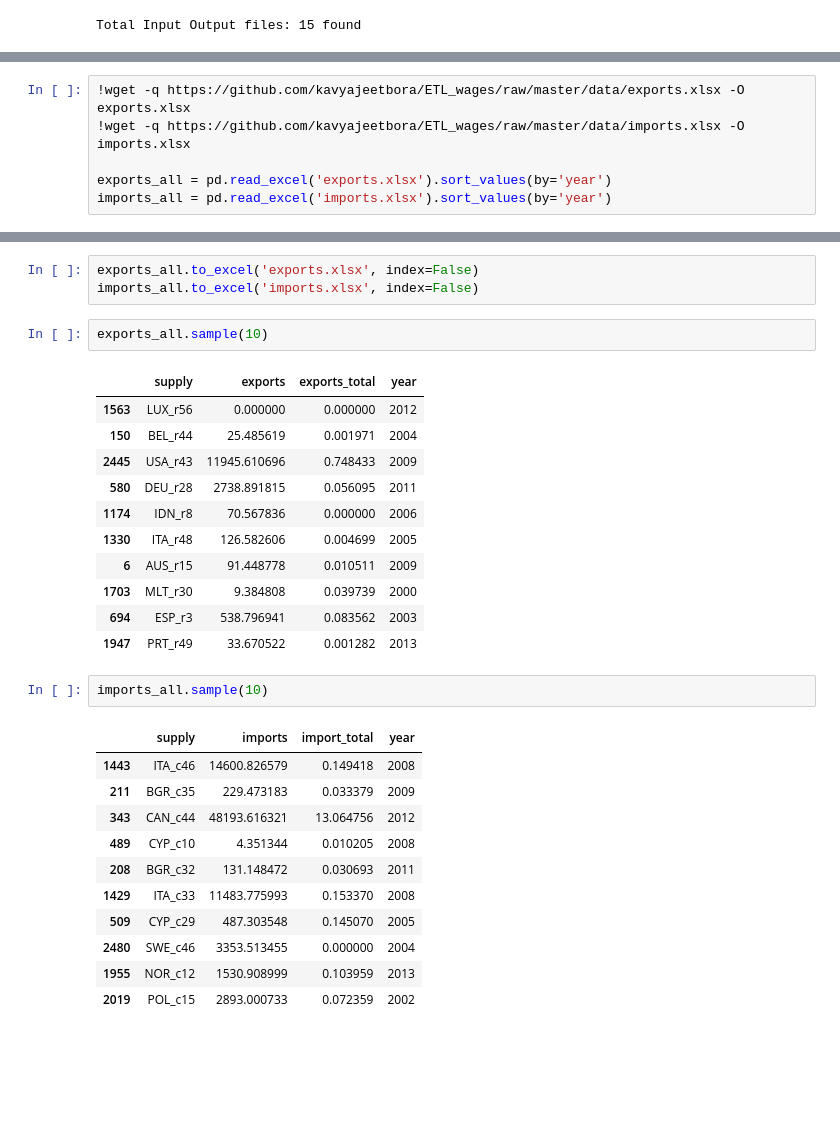
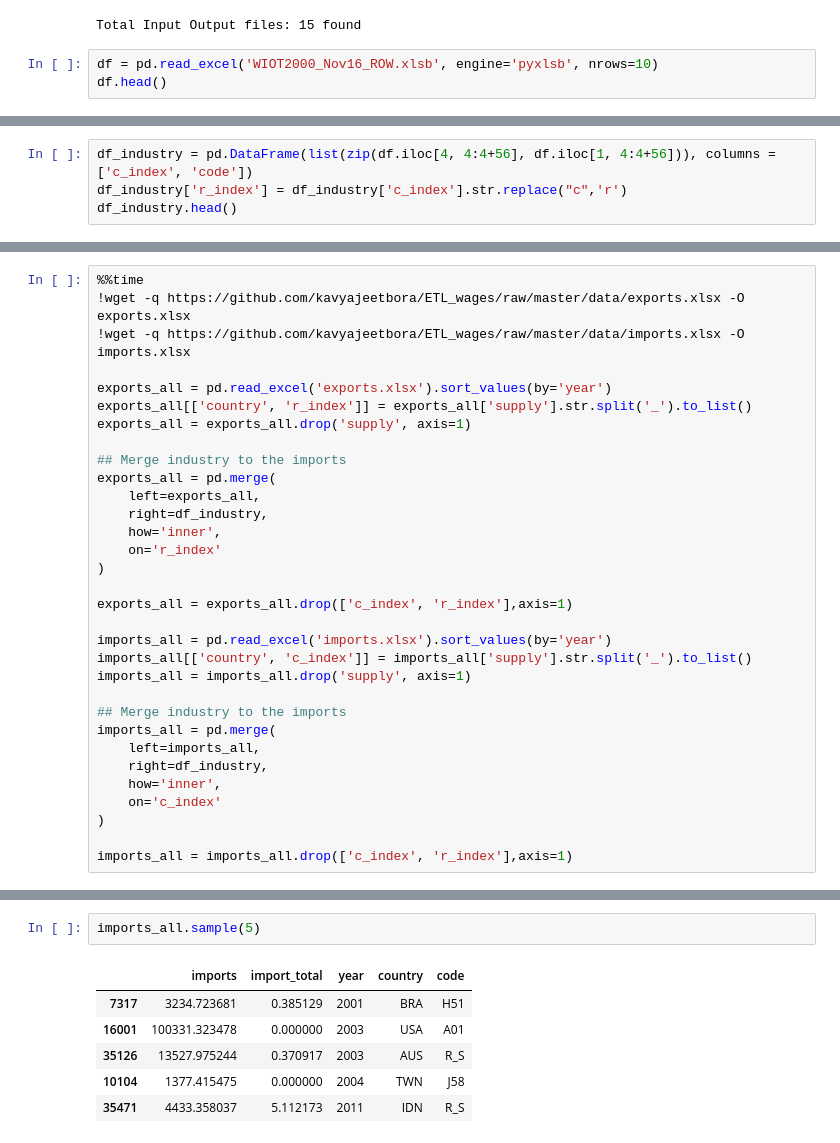
Before and after one commit to kavyajeetbora/ETL_wages, a Jupyter notebook: WIOD.ipynb, the cells around one changed output, grey strips where cells are left out. Drawn from its saved outputs; the diff is of its cells as text; blank space fills up the shorter version.

```diff
--- a/WIOD.ipynb
+++ b/WIOD.ipynb
@@ -642,3 +642,6 @@ IO_files = glob('WIOT*_Nov16_ROW.xlsb')
 print(f"Total Input Output files: {len(IO_files)} found")
 # %% [output]
 Total Input Output files: 15 found
+# %%
+df = pd.read_excel('WIOT2000_Nov16_ROW.xlsb', engine='pyxlsb', nrows=10)
+df.head()
@@ -644,0 +656,4 @@ Total Input Output files: 15 found
+# %%
+df_industry = pd.DataFrame(list(zip(df.iloc[4, 4:4+56], df.iloc[1, 4:4+56])), columns = ['c_index', 'code'])
+df_industry['r_index'] = df_industry['c_index'].str.replace("c",'r')
+df_industry.head()
@@ -675,8 +700,34 @@ Total Input Output files: 15 found
 CPU times: user 19min 59s, sys: 18.1 s, total: 20min 17s
 Wall time: 20min 24s
 # %%
+%%time
 !wget -q https://github.com/kavyajeetbora/ETL_wages/raw/master/data/exports.xlsx -O exports.xlsx
 !wget -q https://github.com/kavyajeetbora/ETL_wages/raw/master/data/imports.xlsx -O imports.xlsx
 
 exports_all = pd.read_excel('exports.xlsx').sort_values(by='year')
+exports_all[['country', 'r_index']] = exports_all['supply'].str.split('_').to_list()
+exports_all = exports_all.drop('supply', axis=1)
+
+## Merge industry to the imports
+exports_all = pd.merge(
+    left=exports_all,
+    right=df_industry,
+    how='inner',
+    on='r_index'
+)
+
+exports_all = exports_all.drop(['c_index', 'r_index'],axis=1)
+
 imports_all = pd.read_excel('imports.xlsx').sort_values(by='year')
+imports_all[['country', 'c_index']] = imports_all['supply'].str.split('_').to_list()
+imports_all = imports_all.drop('supply', axis=1)
+
+## Merge industry to the imports
+imports_all = pd.merge(
+    left=imports_all,
+    right=df_industry,
+    how='inner',
+    on='c_index'
+)
+
+imports_all = imports_all.drop(['c_index', 'r_index'],axis=1)
@@ -699,32 +746,10 @@ exports_all
-# %%
-exports_all.to_excel('exports.xlsx', index=False)
-imports_all.to_excel('imports.xlsx', index=False)
-# %%
-exports_all.sample(10)
-# %% [output]
-|  | supply | exports | exports_total | year |
-| 1563 | LUX_r56 | 0.000000 | 0.000000 | 2012 |
-| 150 | BEL_r44 | 25.485619 | 0.001971 | 2004 |
-| 2445 | USA_r43 | 11945.610696 | 0.748433 | 2009 |
-| 580 | DEU_r28 | 2738.891815 | 0.056095 | 2011 |
-| 1174 | IDN_r8 | 70.567836 | 0.000000 | 2006 |
-| 1330 | ITA_r48 | 126.582606 | 0.004699 | 2005 |
-| 6 | AUS_r15 | 91.448778 | 0.010511 | 2009 |
-| 1703 | MLT_r30 | 9.384808 | 0.039739 | 2000 |
-| 694 | ESP_r3 | 538.796941 | 0.083562 | 2003 |
-| 1947 | PRT_r49 | 33.670522 | 0.001282 | 2013 |
 # %%
-imports_all.sample(10)
+imports_all.sample(5)
 # %% [output]
-|  | supply | imports | import_total | year |
-| 1443 | ITA_c46 | 14600.826579 | 0.149418 | 2008 |
-| 211 | BGR_c35 | 229.473183 | 0.033379 | 2009 |
-| 343 | CAN_c44 | 48193.616321 | 13.064756 | 2012 |
-| 489 | CYP_c10 | 4.351344 | 0.010205 | 2008 |
-| 208 | BGR_c32 | 131.148472 | 0.030693 | 2011 |
-| 1429 | ITA_c33 | 11483.775993 | 0.153370 | 2008 |
-| 509 | CYP_c29 | 487.303548 | 0.145070 | 2005 |
-| 2480 | SWE_c46 | 3353.513455 | 0.000000 | 2004 |
-| 1955 | NOR_c12 | 1530.908999 | 0.103959 | 2013 |
-| 2019 | POL_c15 | 2893.000733 | 0.072359 | 2002 |
+|  | imports | import_total | year | country | code |
+| 7317 | 3234.723681 | 0.385129 | 2001 | BRA | H51 |
+| 16001 | 100331.323478 | 0.000000 | 2003 | USA | A01 |
+| 35126 | 13527.975244 | 0.370917 | 2003 | AUS | R_S |
+| 10104 | 1377.415475 | 0.000000 | 2004 | TWN | J58 |
+| 35471 | 4433.358037 | 5.112173 | 2011 | IDN | R_S |
 # %% [markdown]
```
Also changed, not shown: parts of 9 cells of this notebook.
